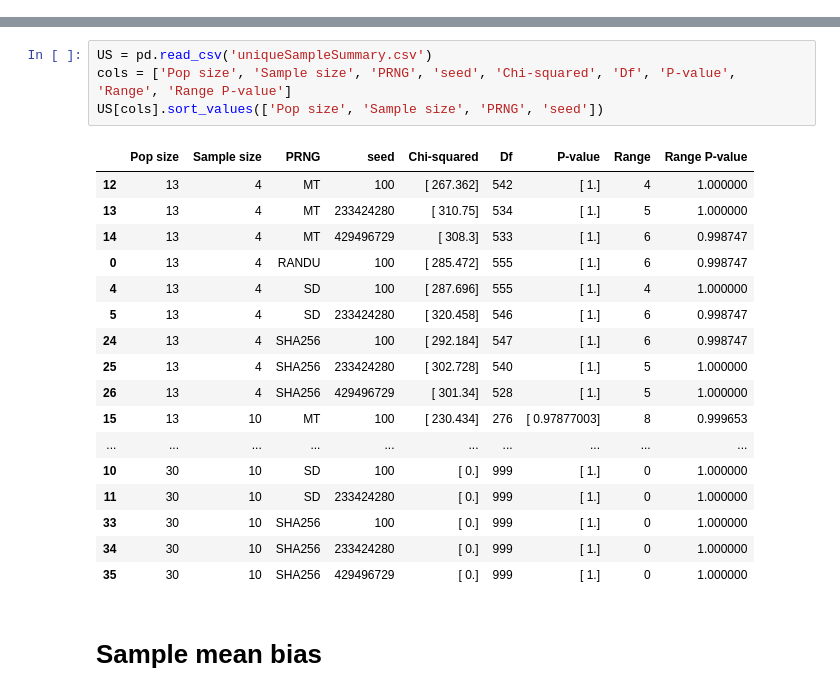
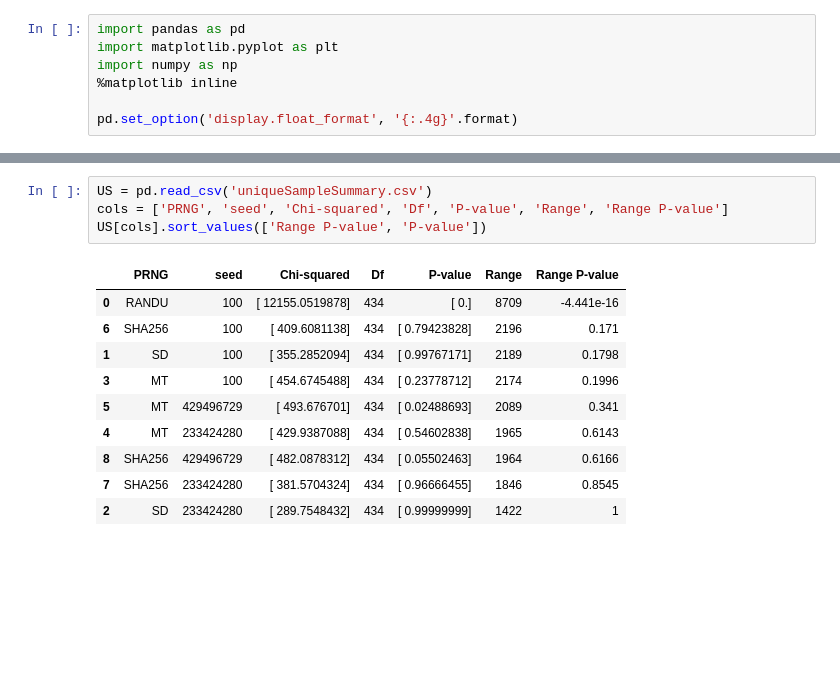
Before and after one commit to kellieotto/prngs-and-permutations, a Jupyter notebook: Code/statBiasSimulations/results/pythonResults.ipynb, the cells around one changed output, grey strips where cells are left out. Cells and saved outputs as stored; diff of their text form; blank space fills up the shorter version.

```diff
--- a/Code/statBiasSimulations/results/pythonResults.ipynb
+++ b/Code/statBiasSimulations/results/pythonResults.ipynb
@@ -4,0 +1,7 @@ import pandas as pd
+# %%
+import pandas as pd
+import matplotlib.pyplot as plt
+import numpy as np
+%matplotlib inline
+
+pd.set_option('display.float_format', '{:.4g}'.format)
@@ -29,24 +35,15 @@ FO[cols].sort_values(['Pop size', 'Sample size', 'PRNG', 'seed'])
 # %%
 US = pd.read_csv('uniqueSampleSummary.csv')
-cols = ['Pop size', 'Sample size', 'PRNG', 'seed', 'Chi-squared', 'Df', 'P-value', 'Range', 'Range P-value']
-US[cols].sort_values(['Pop size', 'Sample size', 'PRNG', 'seed'])
+cols = ['PRNG', 'seed', 'Chi-squared', 'Df', 'P-value', 'Range', 'Range P-value']
+US[cols].sort_values(['Range P-value', 'P-value'])
 # %% [output]
-|  | Pop size | Sample size | PRNG | seed | Chi-squared | Df | P-value | Range | Range P-value |
-| 12 | 13 | 4 | MT | 100 | [ 267.362] | 542 | [ 1.] | 4 | 1.000000 |
-| 13 | 13 | 4 | MT | 233424280 | [ 310.75] | 534 | [ 1.] | 5 | 1.000000 |
-| 14 | 13 | 4 | MT | 429496729 | [ 308.3] | 533 | [ 1.] | 6 | 0.998747 |
-| 0 | 13 | 4 | RANDU | 100 | [ 285.472] | 555 | [ 1.] | 6 | 0.998747 |
-| 4 | 13 | 4 | SD | 100 | [ 287.696] | 555 | [ 1.] | 4 | 1.000000 |
-| 5 | 13 | 4 | SD | 233424280 | [ 320.458] | 546 | [ 1.] | 6 | 0.998747 |
-| 24 | 13 | 4 | SHA256 | 100 | [ 292.184] | 547 | [ 1.] | 6 | 0.998747 |
-| 25 | 13 | 4 | SHA256 | 233424280 | [ 302.728] | 540 | [ 1.] | 5 | 1.000000 |
-| 26 | 13 | 4 | SHA256 | 429496729 | [ 301.34] | 528 | [ 1.] | 5 | 1.000000 |
-| 15 | 13 | 10 | MT | 100 | [ 230.434] | 276 | [ 0.97877003] | 8 | 0.999653 |
-| ... | ... | ... | ... | ... | ... | ... | ... | ... | ... |
-| 10 | 30 | 10 | SD | 100 | [ 0.] | 999 | [ 1.] | 0 | 1.000000 |
-| 11 | 30 | 10 | SD | 233424280 | [ 0.] | 999 | [ 1.] | 0 | 1.000000 |
-| 33 | 30 | 10 | SHA256 | 100 | [ 0.] | 999 | [ 1.] | 0 | 1.000000 |
-| 34 | 30 | 10 | SHA256 | 233424280 | [ 0.] | 999 | [ 1.] | 0 | 1.000000 |
-| 35 | 30 | 10 | SHA256 | 429496729 | [ 0.] | 999 | [ 1.] | 0 | 1.000000 |
+|  | PRNG | seed | Chi-squared | Df | P-value | Range | Range P-value |
+| 0 | RANDU | 100 | [ 12155.0519878] | 434 | [ 0.] | 8709 | -4.441e-16 |
+| 6 | SHA256 | 100 | [ 409.6081138] | 434 | [ 0.79423828] | 2196 | 0.171 |
+| 1 | SD | 100 | [ 355.2852094] | 434 | [ 0.99767171] | 2189 | 0.1798 |
+| 3 | MT | 100 | [ 454.6745488] | 434 | [ 0.23778712] | 2174 | 0.1996 |
+| 5 | MT | 429496729 | [ 493.676701] | 434 | [ 0.02488693] | 2089 | 0.341 |
+| 4 | MT | 233424280 | [ 429.9387088] | 434 | [ 0.54602838] | 1965 | 0.6143 |
+| 8 | SHA256 | 429496729 | [ 482.0878312] | 434 | [ 0.05502463] | 1964 | 0.6166 |
+| 7 | SHA256 | 233424280 | [ 381.5704324] | 434 | [ 0.96666455] | 1846 | 0.8545 |
+| 2 | SD | 233424280 | [ 289.7548432] | 434 | [ 0.99999999] | 1422 | 1 |
-# %% [markdown]
-# Sample mean bias
```
Also changed, not shown: parts of 21 cells of this notebook, 18 other files.
